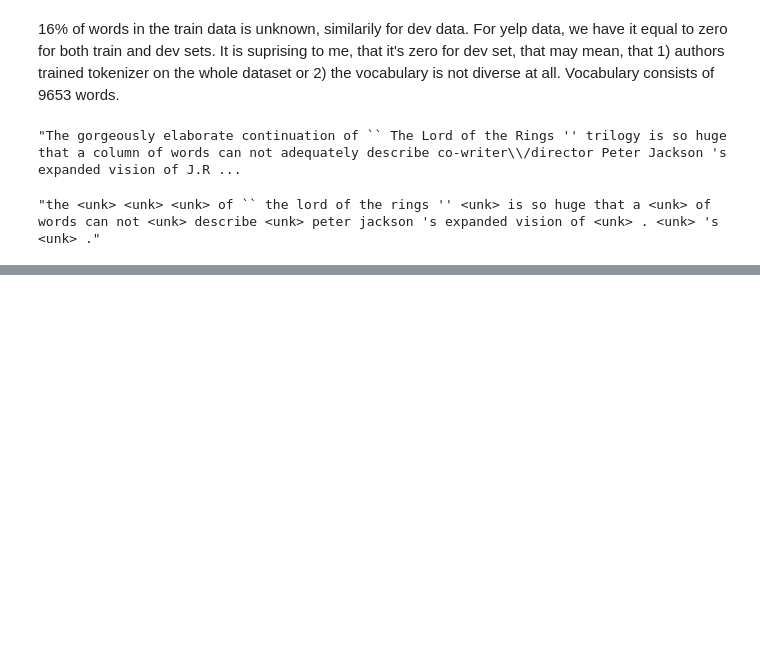
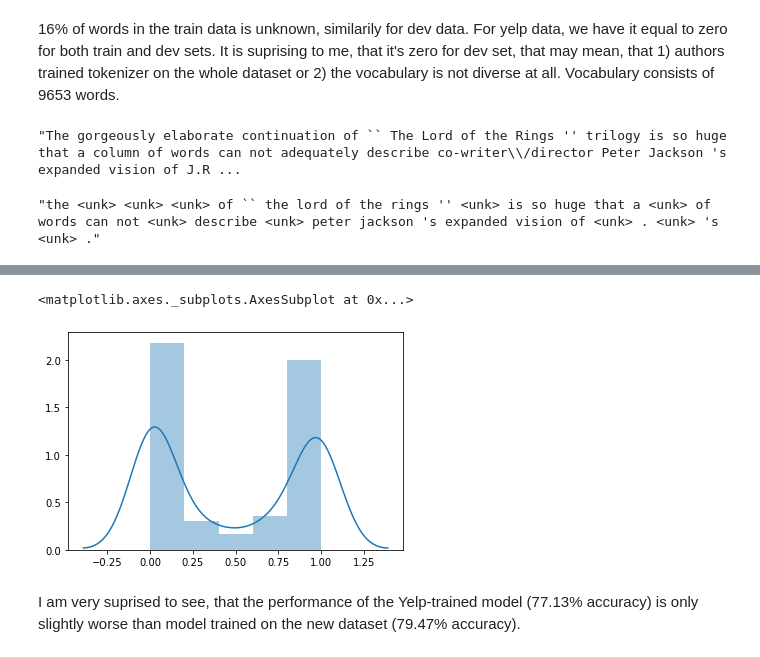
Before and after one commit to kaletap/nlp-experiments, a Jupyter notebook: stanford_treebank.ipynb, the cells around one changed output, grey strips where cells are left out. Drawn from its saved outputs; the diff is of its cells as text; code cells hidden in the pictures; blank space fills up the shorter version.

Commit message:
Evaluating Yelp sentiment model on Stanford Treebank.

```diff
--- a/stanford_treebank.ipynb
+++ b/stanford_treebank.ipynb
@@ -129,11 +130,11 @@ tokenizer = Tokenizer(model.data.src_i2w)
 # %%
 MAX_LEN = 60
 x_train = [tokenizer.tokenize(text) for text in df[df['train']]['sentence'].values]
-x_train = tf.keras.preprocessing.sequence.pad_sequences(x_train, maxlen=MAX_LEN, padding='post')
+x_train = tf.keras.preprocessing.sequence.pad_sequences(x_train, maxlen=MAX_LEN, padding='pre')
 y_train = df[df['train']]['label'].values
 
 x_dev = [tokenizer.tokenize(text) for text in df[df['dev']]['sentence'].values]
-x_dev = tf.keras.preprocessing.sequence.pad_sequences(x_dev, maxlen=MAX_LEN, padding='post')
+x_dev = tf.keras.preprocessing.sequence.pad_sequences(x_dev, maxlen=MAX_LEN, padding='pre')
 y_dev = df[df['dev']]['label'].values
 # %%
 # Building the CNN Model
@@ -193,0 +197,2 @@ tokenizer.decode(tokenizer.tokenize(text))
+# %%
+yelp_sentiment_model = tf.keras.models.load_model('models/yelp_sentiment_model')
@@ -193,0 +204,9 @@ tokenizer.decode(tokenizer.tokenize(text))
+# %%
+predictions = yelp_sentiment_model.predict(x_dev)[:, 0]
+# %%
+sns.distplot(predictions)
+# %% [output]
+<matplotlib.axes._subplots.AxesSubplot at 0x...>
+[figure, added]
+# %% [markdown]
+I am very suprised to see, that the performance of the Yelp-trained model (77.13% accuracy) is only slightly worse than model trained on the new dataset (79.47% accuracy).
```
Also changed, not shown: parts of 4 cells of this notebook.
